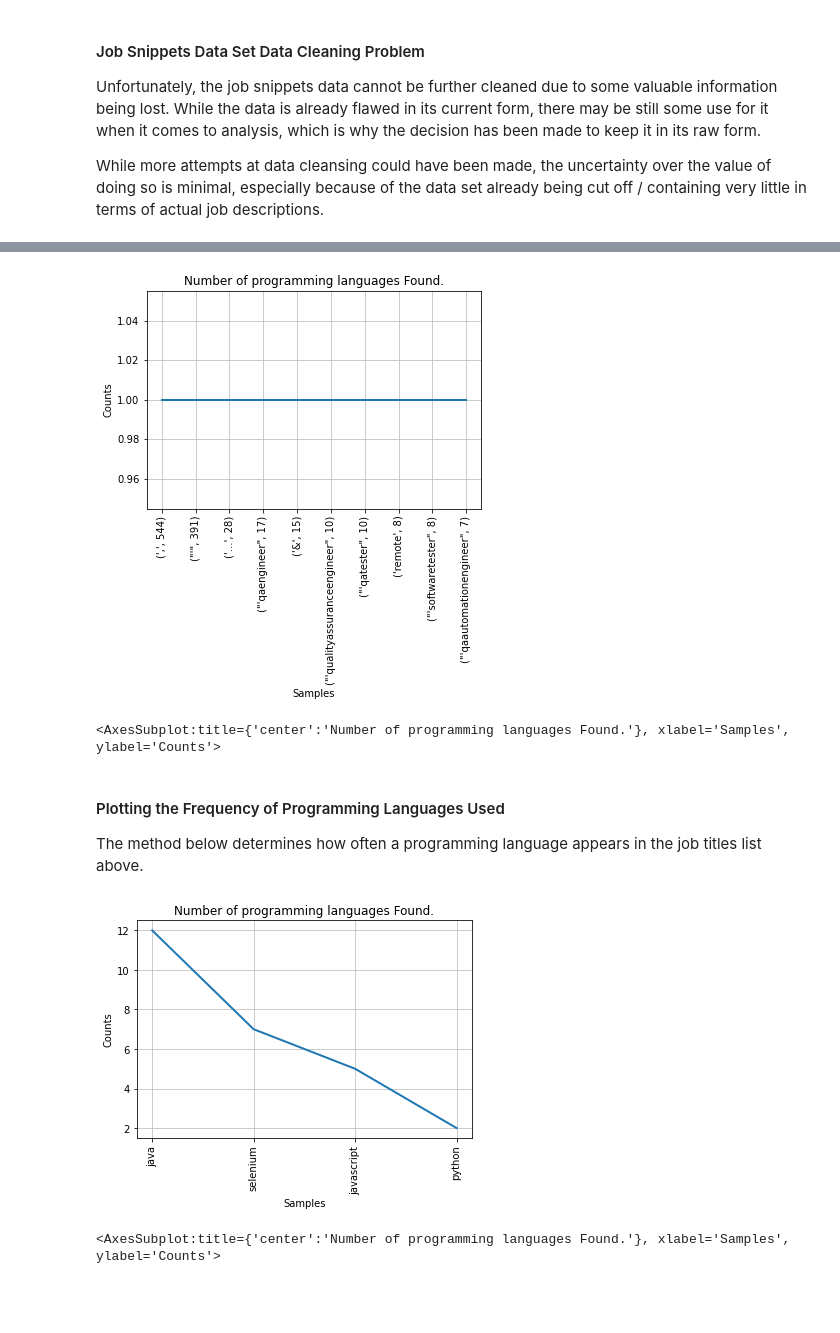
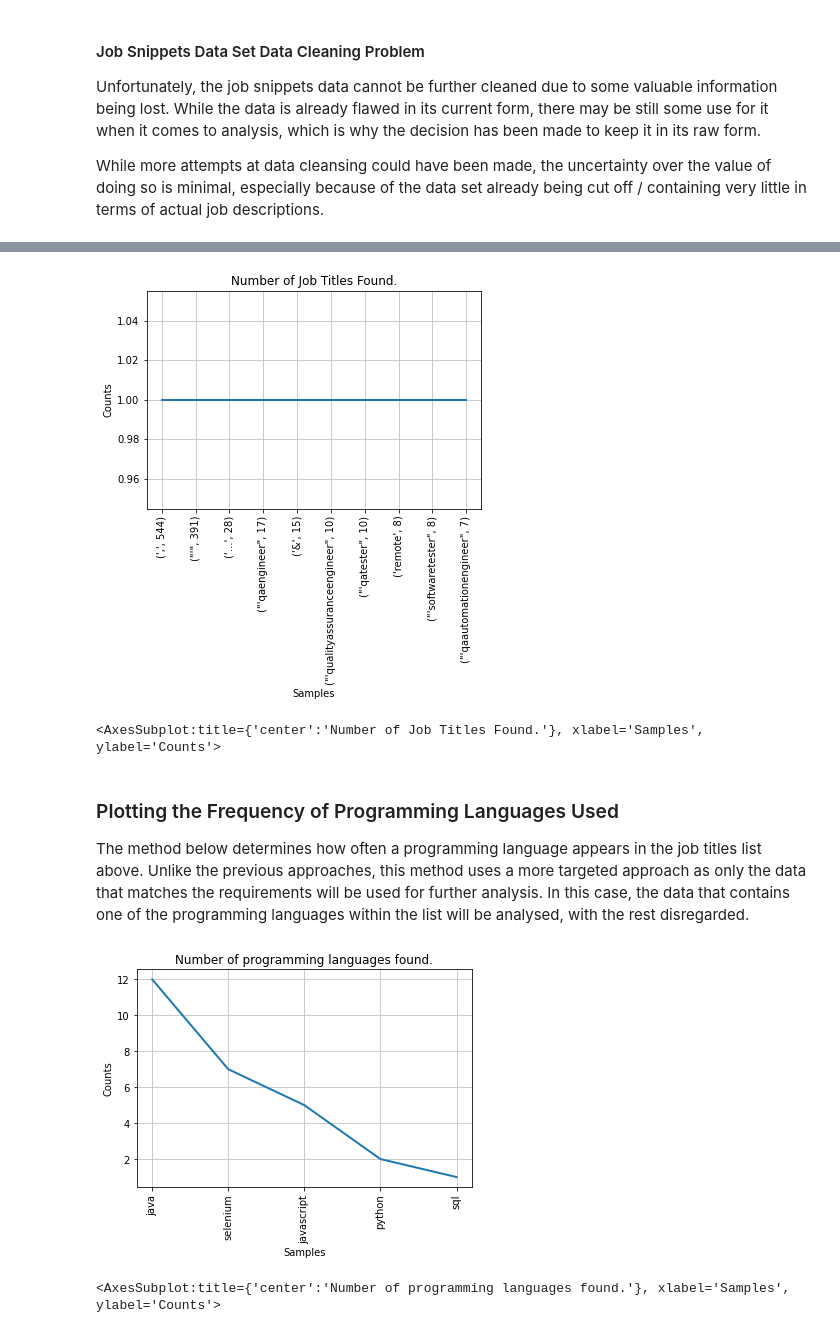
Before and after one commit to HedonisticOpportunist/Programming-with-Data, a Jupyter notebook: Data Programming Project.ipynb, the cells around one changed output, grey strips where cells are left out. Saved outputs shown, nothing was run; the diff lists cells and outputs as text; code cells hidden in the pictures; blank space fills up the shorter version.

```diff
--- a/Data Programming Project.ipynb
+++ b/Data Programming Project.ipynb
@@ -583,11 +586,15 @@ def clean_data(data_frame : pd.DataFrame):
     pattern_with_numbers_removed = ''.join([i for i in data_frame_modified.to_string() if not i.isdigit()])
 
     # remove unnecessary space and commas
-    pattern_with_numbers_removed = re.sub(' +', '', pattern_with_numbers_removed)
-    pattern_with_commas_removed = re.sub(',,', ',', pattern_with_numbers_removed)
+    pattern_with_all_numbers_removed = re.sub(' +', '', pattern_with_numbers_removed)
+    pattern_with_commas_removed = re.sub(',,', ',', pattern_with_all_numbers_removed)
+
+    # remove special characters
+    pattern_with_ampersand_removed = re.sub('&', ',', pattern_with_commas_removed)
+    pattern_with_special_char_removed = re.sub('#', ',', pattern_with_ampersand_removed)
 
     # remove unnamed
-    final_data_str = re.sub('Unnamed:', 'JOB TITLES', pattern_with_commas_removed)
+    final_data_str = re.sub('Unnamed:', 'JOB TITLES', pattern_with_special_char_removed)
 
     return final_data_str
 
@@ -689,41 +738,42 @@ ten_most_frequent = frequencies.most_common(10)
 
 # plot a frequency graph
 job_titles_freq = nltk.FreqDist(ten_most_frequent)
-job_titles_freq.plot(len(ten_most_frequent), cumulative=False, title="Number of programming languages Found.")
+job_titles_freq.plot(len(ten_most_frequent), cumulative=False, title="Number of Job Titles Found.")
 # %% [output]
-[figure, old version]
+[figure, new version]
-<AxesSubplot:title={'center':'Number of programming languages Found.'}, xlabel='Samples', ylabel='Counts'>
+<AxesSubplot:title={'center':'Number of Job Titles Found.'}, xlabel='Samples', ylabel='Counts'>
 # %% [markdown]
-#### Plotting the Frequency of Programming Languages Used <a id="programming_lang"></a>
+### Plotting the Frequency of Programming Languages Used <a id="programming_lang"></a>
 
-The method below determines how often a programming language appears in the job titles list above.
+The method below determines how often a programming language appears in the job titles list above. Unlike the previous approaches, this method uses a more targeted approach as only the data that matches the requirements will be used for further analysis. In this case, the data that contains one of the programming languages within the list will be analysed, with the rest disregarded.
 # %%
 # function that checks whether a token contains a given programming language
 def find_programming_languages(tokens: List) -> List:
 
     # list containing programming languages
-    programming_languages = ['selenium', 'java', 'c#', 'python', 'c++', 'ruby', 'javascript']
+    programming_languages = ['selenium', 'java', 'c#', 'python',
+                             'c++', 'ruby', 'javascript', 'sql']
 
     # empty found languages list
     found_languages = []
 
     # check whether token is equal to or contains one
     # of the programming languages above
     for token in tokens:
         for language in programming_languages:
             if token.lower() == language or language in token.lower():
 
                 # if token contains or is equal to a programming language, append it to the
                 # empty found languages list
                 found_languages.append(language)
 
     return found_languages
 
 languages_contained = find_programming_languages(tokens)
 
 # plot a frequency graph
 number_of_programming_languages = nltk.FreqDist(languages_contained)
-number_of_programming_languages.plot(len(number_of_programming_languages), cumulative=False, title="Number of programming languages Found.")
+number_of_programming_languages.plot(len(number_of_programming_languages), cumulative=False, title="Number of programming languages found.")
 # %% [output]
-[figure, old version]
+[figure, new version]
-<AxesSubplot:title={'center':'Number of programming languages Found.'}, xlabel='Samples', ylabel='Counts'>
+<AxesSubplot:title={'center':'Number of programming languages found.'}, xlabel='Samples', ylabel='Counts'>
```
Also changed, not shown: parts of 14 cells of this notebook.
